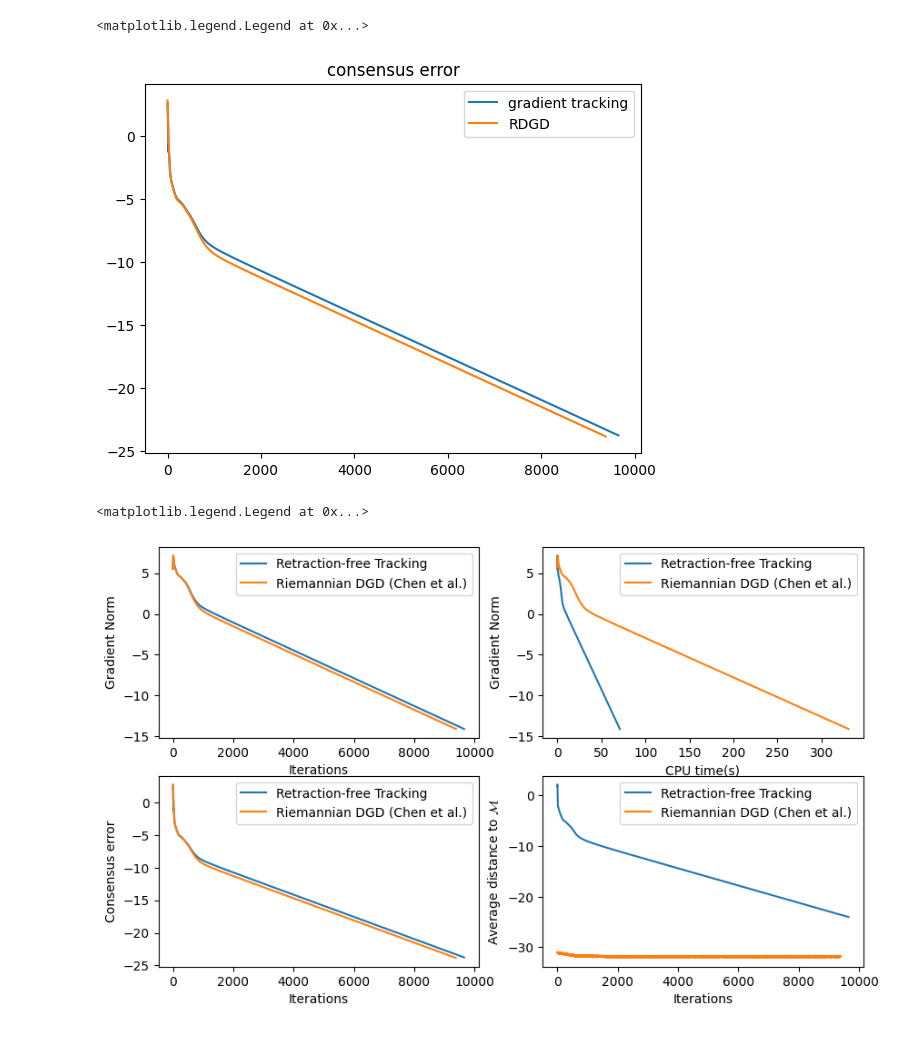
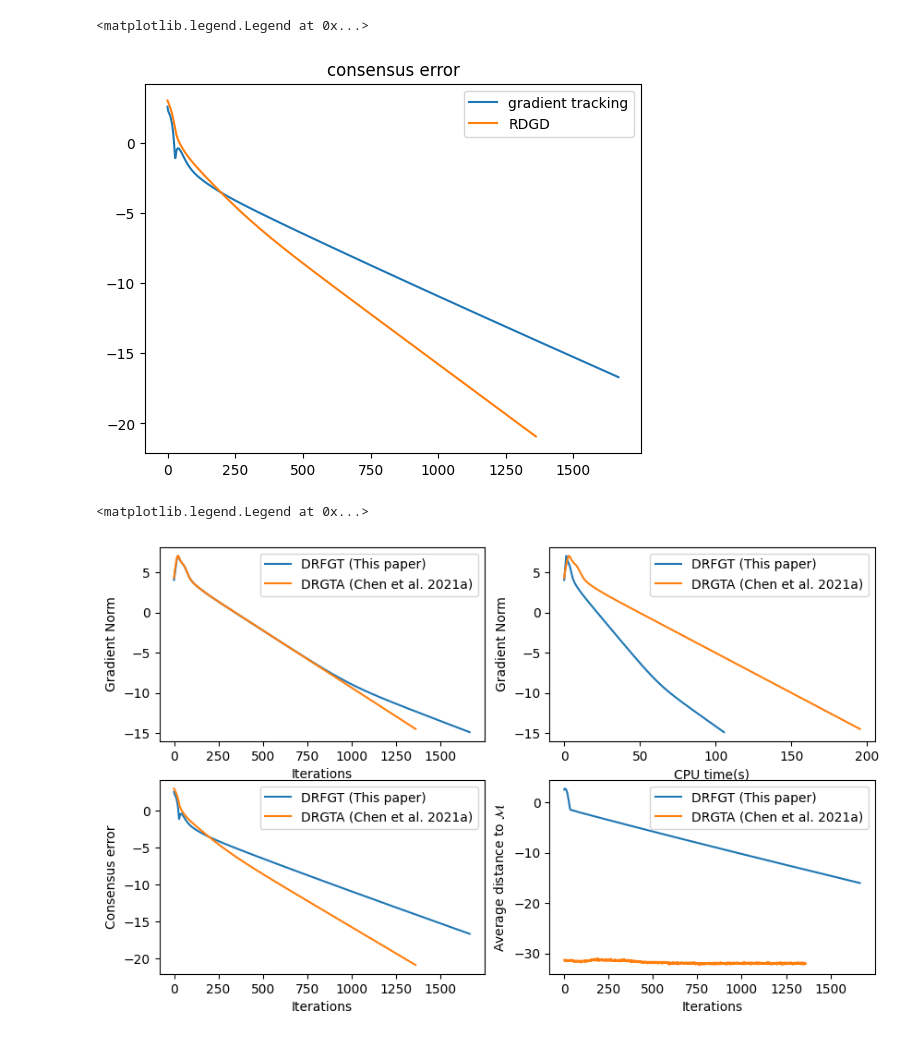
Before and after one commit to sundave1998/Ret_free_tracking1, a Jupyter notebook: ret_free_test.ipynb, the cells around one changed output. Cells and saved outputs as stored; diff of their text form; code cells hidden in the pictures.

```diff
--- a/ret_free_test.ipynb
+++ b/ret_free_test.ipynb
@@ -6,14 +6,14 @@ from retraction_free import *
 from RDGD_tracking import *
 import time
 # %%
-N = 5
+N = 10
 m = 1000
 # number of samples ?
-n = 500
+n = 1000
 # problem dim
 # n_r_ratio = 100
 # r = int(n/n_r_ratio)
-r = 15
+r = 5
 eig_rank = n
 # rank
 # max_iter = 10000
@@ -175,6 +173,6 @@ print(np.sum(np.sum(x_opt.T@A_m@x_opt)))
 # %%
 
-graph_weight = 0.1
+graph_weight = 0.2
 W = np.eye(N)
 for i in range(N):
     W[i, i] -= 2*graph_weight
@@ -266,10 +264,10 @@ plt.title("consensus error")
 plt.legend()
 # %% [output]
 <matplotlib.legend.Legend at 0x...>
-[figure, old version]
+[figure, new version]
 # %%
-label1 = "Retraction-free Tracking"
-label2 = "Riemannian DGD (Chen et al.)"
+label1 = "DRFGT (This paper)"
+label2 = "DRGTA (Chen et al. 2021a)"
 
 f, ((ax1, ax2), (ax3, ax4)) = plt.subplots(2,2, figsize=(10,6))
 
@@ -285,32 +283,32 @@ ax2.plot(np.linspace(0, time1, grad_norm1.shape[0]), np.log(grad_norm1), label=l
 ax2.plot(np.linspace(0, time2, grad_norm2.shape[0]), np.log(grad_norm2), label=label2)
 # ax2.set_ylabel("$\sum_{i\in [n]}\\text{grad} f_i(x_i)$")
 ax2.set_ylabel("Gradient Norm")
 ax2.set_xlabel("CPU time(s)")
 
 # ax2.set_title("Elapsed Time")
 ax2.legend()
 
 
 ax3.plot(np.log(con_error1), label=label1)
 ax3.plot(np.log(con_error2), label=label2)
 ax3.set_ylabel("Consensus error")
 ax3.set_xlabel("Iterations")
 ax3.legend()
 
 
 
 ax4.plot(np.log(distance1), label=label1)
 ax4.plot(np.log(distance2), label=label2)
 ax4.set_ylabel("Average distance to $\\mathcal{M}$")
 ax4.set_xlabel("Iterations")
 # ax4.set_title("distance")
 ax4.legend()
 
 
 # ax1.set_title('Sharing Y axis')
 # ax2.scatter(x, y)
 # plt.savefig("quad_compare.pdf")
 # %% [output]
 <matplotlib.legend.Legend at 0x...>
-[figure, old version]
+[figure, new version]
 # %%
```
Also changed, not shown: parts of 9 cells of this notebook, 24 other files.
